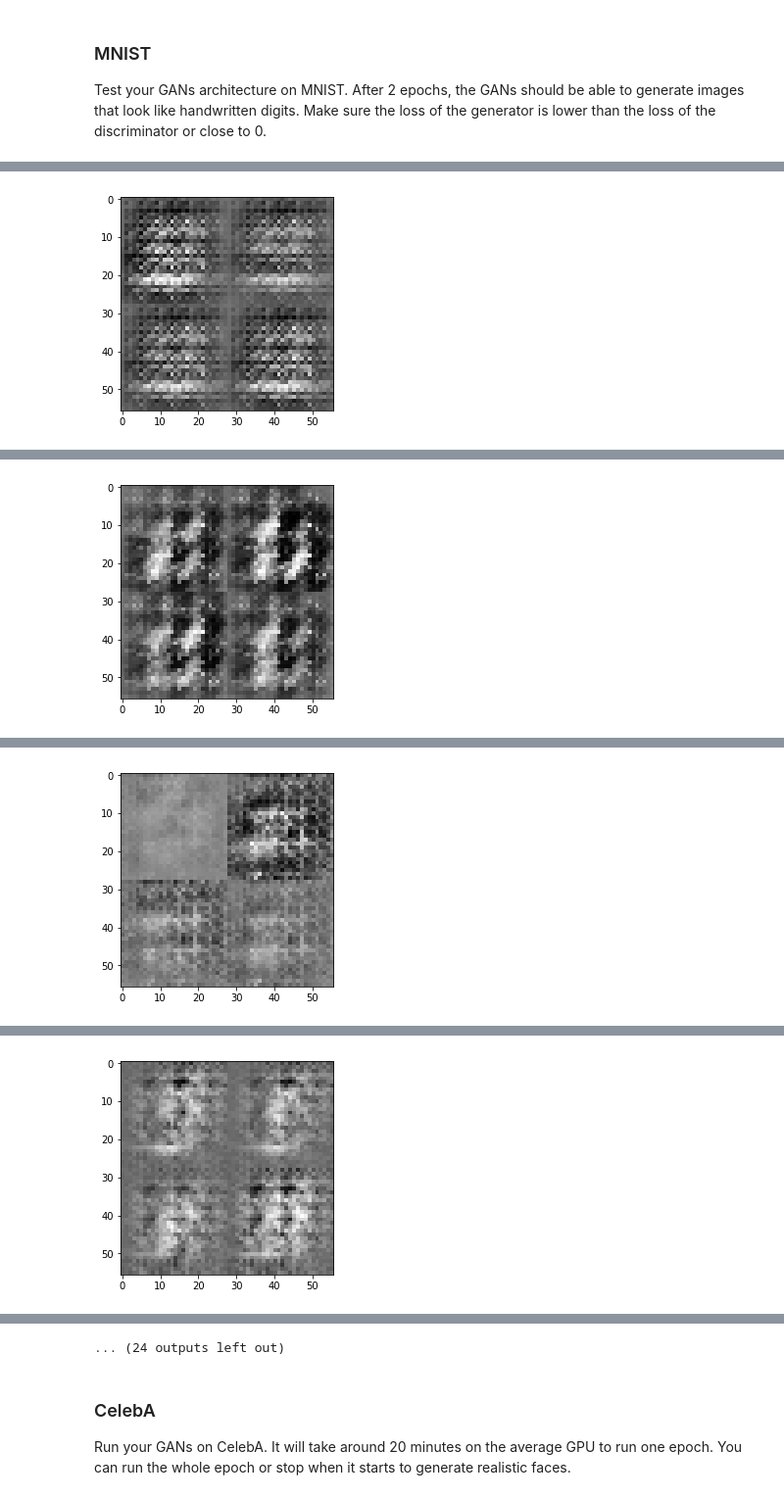
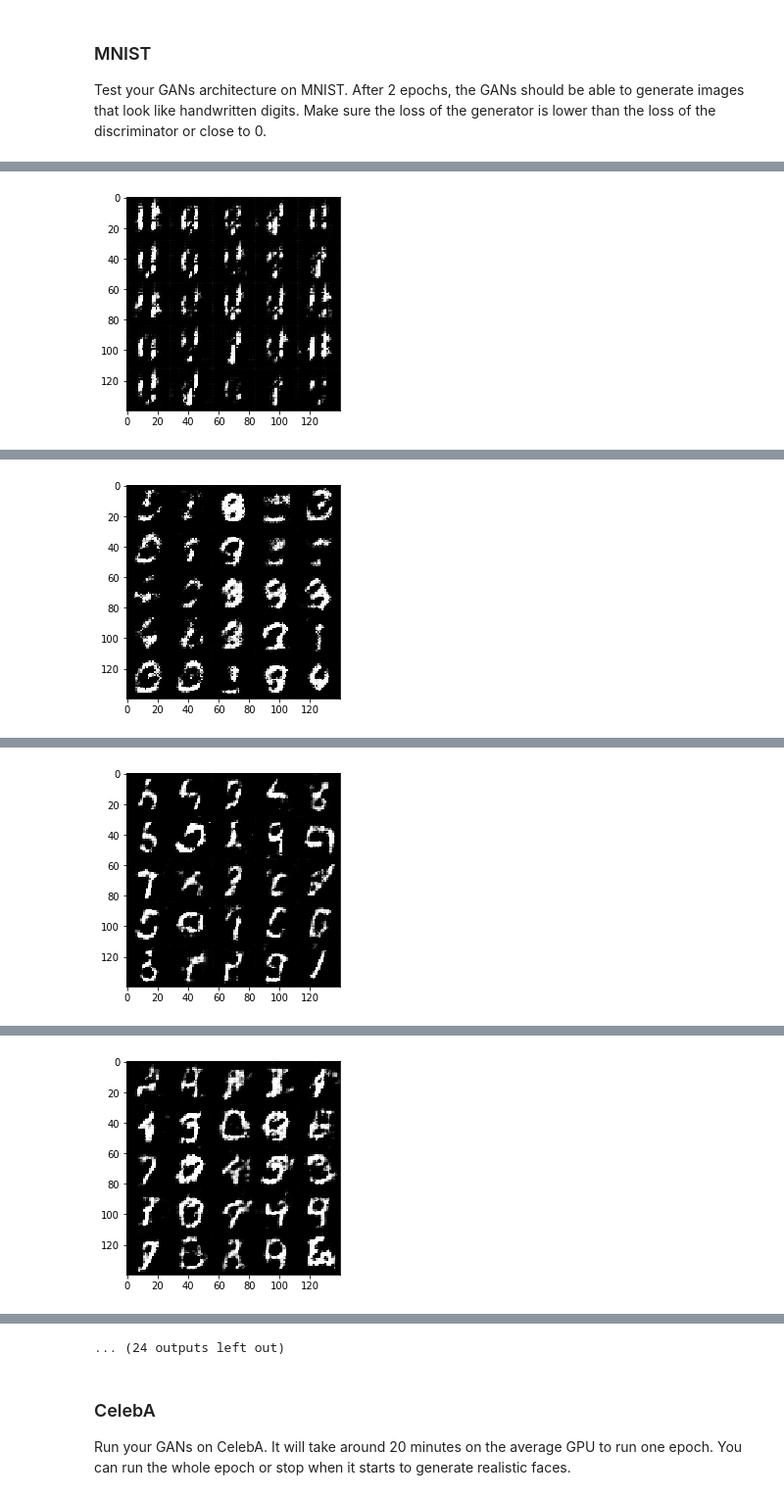
Before and after one commit to tituslungu/DLND_Project5_Face_Generation_GANs, a Jupyter notebook: dlnd_face_generation.ipynb, the cells around one changed output, grey strips where cells are left out. Shown at 98% size. Cells and saved outputs as stored; diff of their text form; code cells hidden in the pictures.

```diff
--- a/dlnd_face_generation.ipynb
+++ b/dlnd_face_generation.ipynb
@@ -141,18 +142,26 @@ def discriminator(images, reuse=False):
     :return: Tuple of (tensor output of the discriminator, tensor logits of the discriminator)
     """
     # TODO: Implement Function
-    alpha = 0.2 #0.08-0.15
+    alpha = 0.12 #0.08-0.15
+    keep_prob = 1
     with tf.variable_scope('discriminator', reuse=reuse):
-        x1 = tf.layers.conv2d(images, 64, 5, strides=2, padding="same")
+        x1 = tf.layers.conv2d(images, 64, 5, strides=2, padding="same",
+                              kernel_initializer=tf.contrib.layers.xavier_initializer())
+        x1 = tf.layers.batch_normalization(x1, training=True)
         x1 = tf.maximum(x1*alpha, x1)
+        x1 = tf.nn.dropout(x1, keep_prob=keep_prob)
 
-        x2 = tf.layers.conv2d(x1, 128, 5, strides=2, padding="same")
+        x2 = tf.layers.conv2d(x1, 128, 5, strides=2, padding="same",
+                              kernel_initializer=tf.contrib.layers.xavier_initializer())
         x2 = tf.layers.batch_normalization(x2, training=True)
         x2 = tf.maximum(x2*alpha, x2)
+        x2 = tf.nn.dropout(x2, keep_prob=keep_prob)
 
-        x3 = tf.layers.conv2d(x2, 256, 5, strides=2, padding="same")
+        x3 = tf.layers.conv2d(x2, 256, 5, strides=2, padding="same",
+                              kernel_initializer=tf.contrib.layers.xavier_initializer())
         x3 = tf.layers.batch_normalization(x3, training=True)
         x3 = tf.maximum(x3*alpha, x3)
+        x3 = tf.nn.dropout(x3, keep_prob=keep_prob)
 
         flat = tf.reshape(x3, (-1, 4*4*256))
         logits = tf.layers.dense(flat, 1)
@@ -231,6 +261,8 @@ def model_loss(input_real, input_z, out_channel_dim):
     :return: A tuple of (discriminator loss, generator loss)
     """
     # TODO: Implement Function
+    smooth = 0.1
+
     gen = generator(input_z, out_channel_dim, is_train=True)
     disc_out_real, disc_logits_real = discriminator(input_real, reuse=False)
     disc_out_fake, disc_logits_fake = discriminator(gen, reuse=True)
@@ -240,7 +272,8 @@ def model_loss(input_real, input_z, out_channel_dim):
     disc_fake_loss = tf.reduce_mean(tf.nn.sigmoid_cross_entropy_with_logits(logits=disc_logits_fake,
                                                                            labels=tf.zeros_like(disc_logits_fake)))
     disc_real_loss = tf.reduce_mean(tf.nn.sigmoid_cross_entropy_with_logits(logits=disc_logits_real,
-                                                                           labels=tf.ones_like(disc_logits_real)))
+                                                                           labels=tf.ones_like(disc_logits_real) \
+                                                                            *(1 - smooth)))
     disc_loss = disc_fake_loss + disc_real_loss
 
     return (disc_loss, gen_loss)
@@ -271,8 +305,8 @@ def model_opt(d_loss, g_loss, learning_rate, beta1):
     d_vars = [var for var in all_vars if var.name.startswith('discriminator')]
 
     d_opt = tf.train.AdamOptimizer(learning_rate, beta1=beta1).minimize(d_loss, var_list=d_vars)
-#     with tf.control_dependencies(tf.get_collection(tf.GraphKeys.UPDATE_OPS)):
-    g_opt = tf.train.AdamOptimizer(learning_rate, beta1=beta1).minimize(g_loss, var_list=g_vars)
+    with tf.control_dependencies(tf.get_collection(tf.GraphKeys.UPDATE_OPS)):
+        g_opt = tf.train.AdamOptimizer(learning_rate, beta1=beta1).minimize(g_loss, var_list=g_vars)
 
     return (d_opt, g_opt)
 
@@ -356,7 +390,7 @@ def train(epoch_count, batch_size, z_dim, learning_rate, beta1, get_batches, dat
                 z = np.random.uniform(-1, 1, size=(batch_size, z_dim))
 
                 _ = sess.run(d_opt, feed_dict={real_inputs: batch_images, z_inputs: z, learn_rate: learning_rate})
-                _ = sess.run(g_opt, feed_dict={z_inputs: z, learn_rate: learning_rate})
+                _ = sess.run(g_opt, feed_dict={real_inputs: batch_images, z_inputs: z, learn_rate: learning_rate})
 
                 if steps % 100 == 0:
                     d_loss_ = sess.run(d_loss, feed_dict={real_inputs: batch_images, z_inputs: z,
@@ -369,7 +403,7 @@ def train(epoch_count, batch_size, z_dim, learning_rate, beta1, get_batches, dat
 
                     losses.append((d_loss_, g_loss_))
 
-                    _ = show_generator_output(sess, 5, z_inputs, data_shape[3], data_image_mode)
+                    _ = show_generator_output(sess, 25, z_inputs, data_shape[3], data_image_mode)
 
         saver = tf.train.Saver()
         saver.save(sess, './checkpoints/generator.ckpt')
@@ -379,8 +413,8 @@ Test your GANs architecture on MNIST.  After 2 epochs, the GANs should be able t
 # %%
 batch_size = 64 #32 or 64
 z_dim = 100
-learning_rate = 0.0004 #0.0002 - 0.0008
-beta1 = 0.5 #0.2 - 0.5
+learning_rate = 0.005 #0.0002 - 0.0008
+beta1 = 0.35 #0.2 - 0.5
 
 
 """
@@ -397 +433 @@ Epoch 1/2... Discriminator Loss: 0.1093... Generator Loss: 3.1295
-[figure, old version]
+[figure, new version]
@@ -399 +436 @@ Epoch 1/2... Discriminator Loss: 0.0362... Generator Loss: 3.8837
-[figure, old version]
+[figure, new version]
@@ -401 +439 @@ Epoch 1/2... Discriminator Loss: 3.1759... Generator Loss: 0.0612
-[figure, old version]
+[figure, new version]
@@ -403 +442 @@ Epoch 1/2... Discriminator Loss: 0.2345... Generator Loss: 2.1611
-[figure, old version]
+[figure, new version]
```
Also changed, not shown: parts of 5 cells of this notebook, 1 other file.
